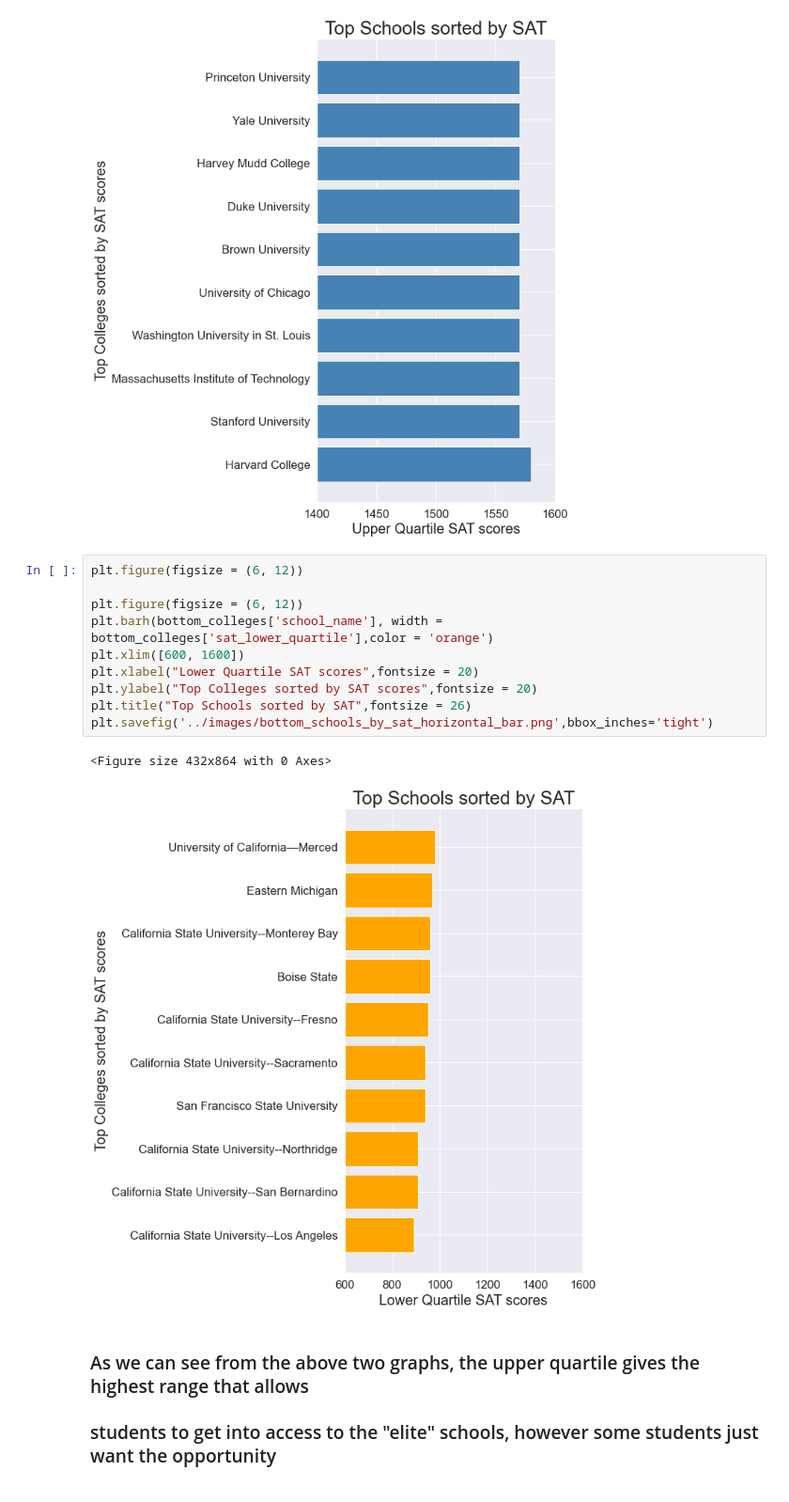
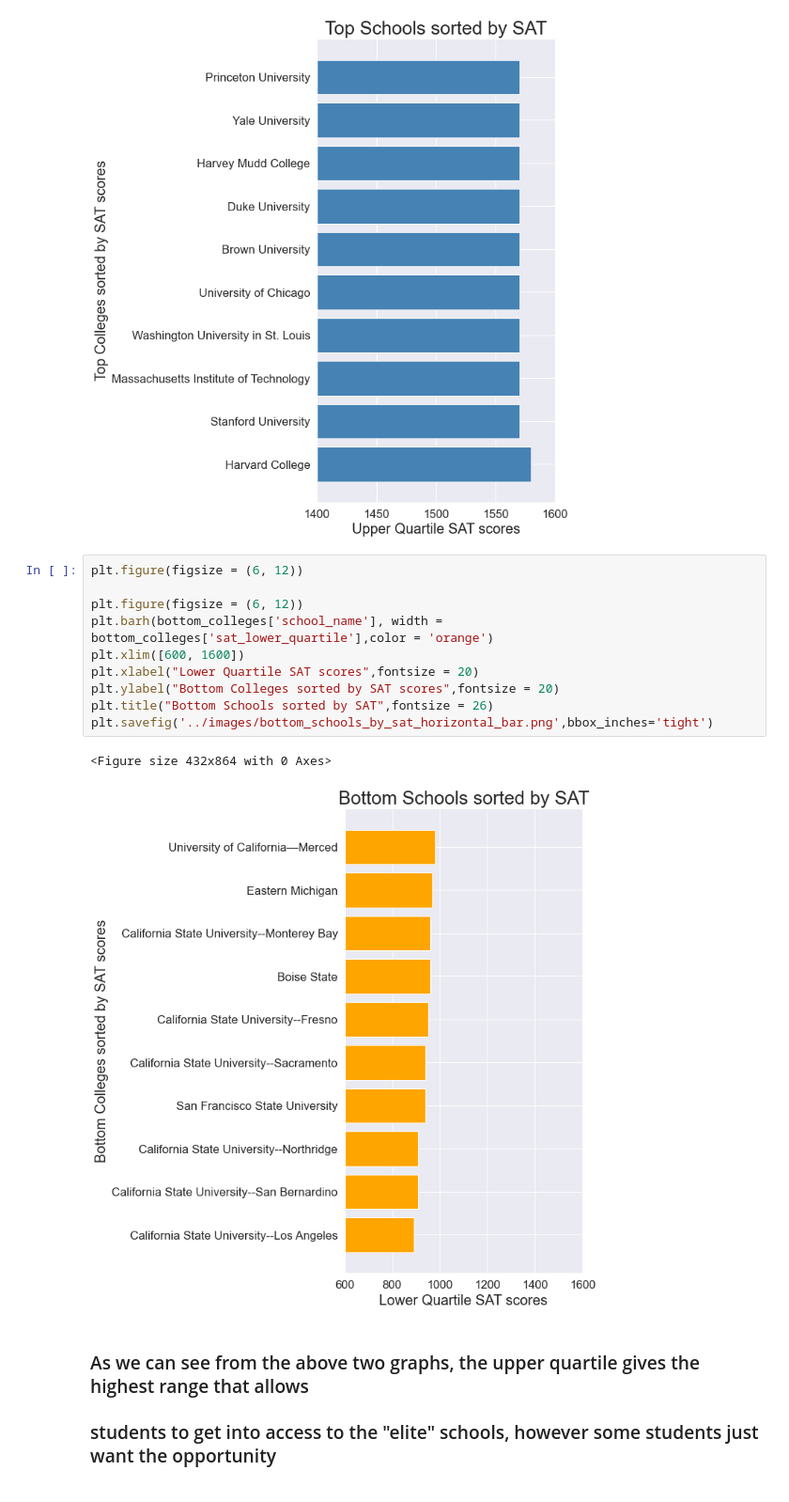
Before and after one commit to manutej/college-bound, a Jupyter notebook: code/sat_project1_final.ipynb, the cells around one changed output. Shown at 94% size. Saved outputs shown, nothing was run; the diff lists cells and outputs as text.

```diff
--- a/code/sat_project1_final.ipynb
+++ b/code/sat_project1_final.ipynb
@@ -951,16 +951,16 @@ plt.savefig('../images/top_schools_by_sat_horizontal_bar.png',bbox_inches='tight
 # %%
 plt.figure(figsize = (6, 12))
 
 plt.figure(figsize = (6, 12))
 plt.barh(bottom_colleges['school_name'], width = bottom_colleges['sat_lower_quartile'],color = 'orange')
 plt.xlim([600, 1600])
 plt.xlabel("Lower Quartile SAT scores",fontsize = 20)
-plt.ylabel("Top Colleges sorted by SAT scores",fontsize = 20)
-plt.title("Top Schools sorted by SAT",fontsize = 26)
+plt.ylabel("Bottom Colleges sorted by SAT scores",fontsize = 20)
+plt.title("Bottom Schools sorted by SAT",fontsize = 26)
 plt.savefig('../images/bottom_schools_by_sat_horizontal_bar.png',bbox_inches='tight')
 # %% [output]
 <Figure size 432x864 with 0 Axes>
-[figure, old version]
+[figure, new version]
 # %% [markdown]
 ### As we can see from the above two graphs, the upper quartile gives the highest range that allows
 
```
Also changed, not shown: parts of 1 cell of this notebook, 3 other files.
